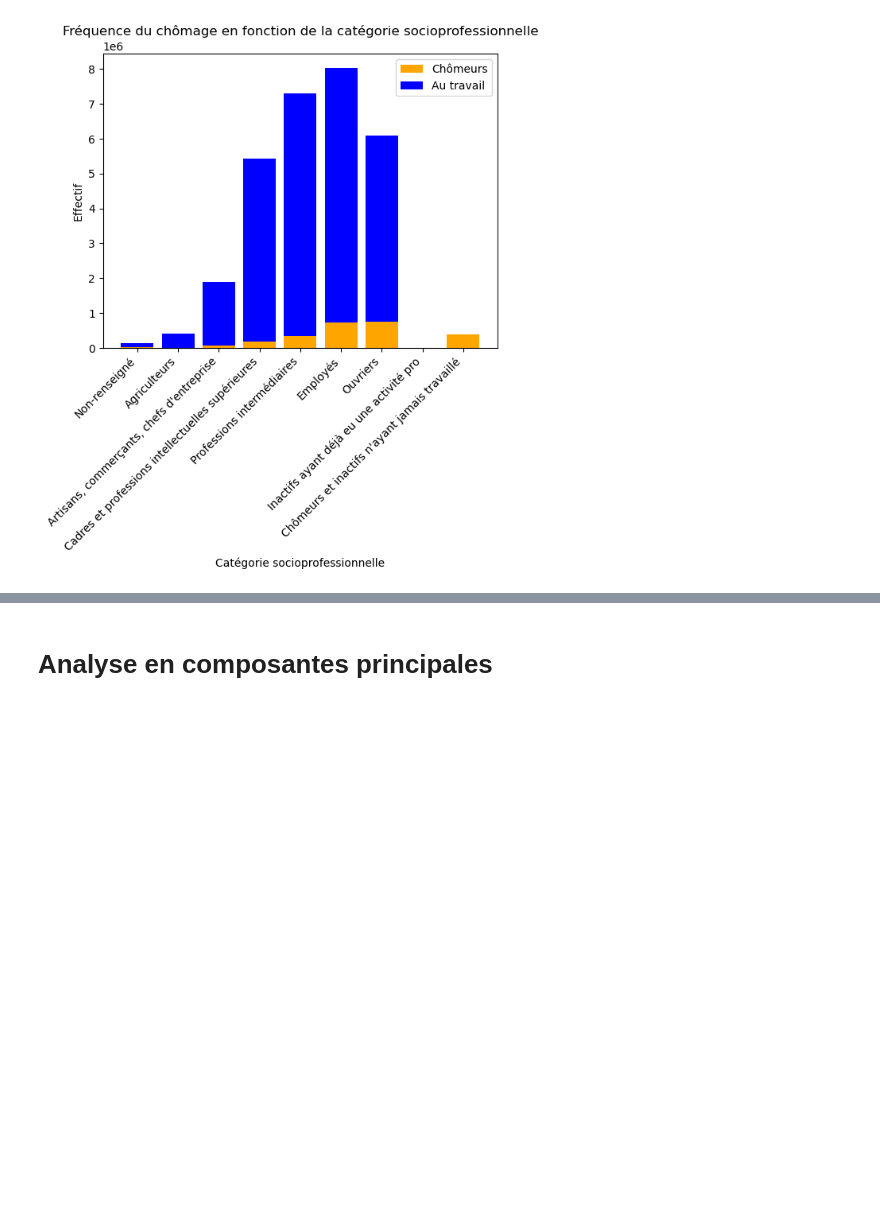
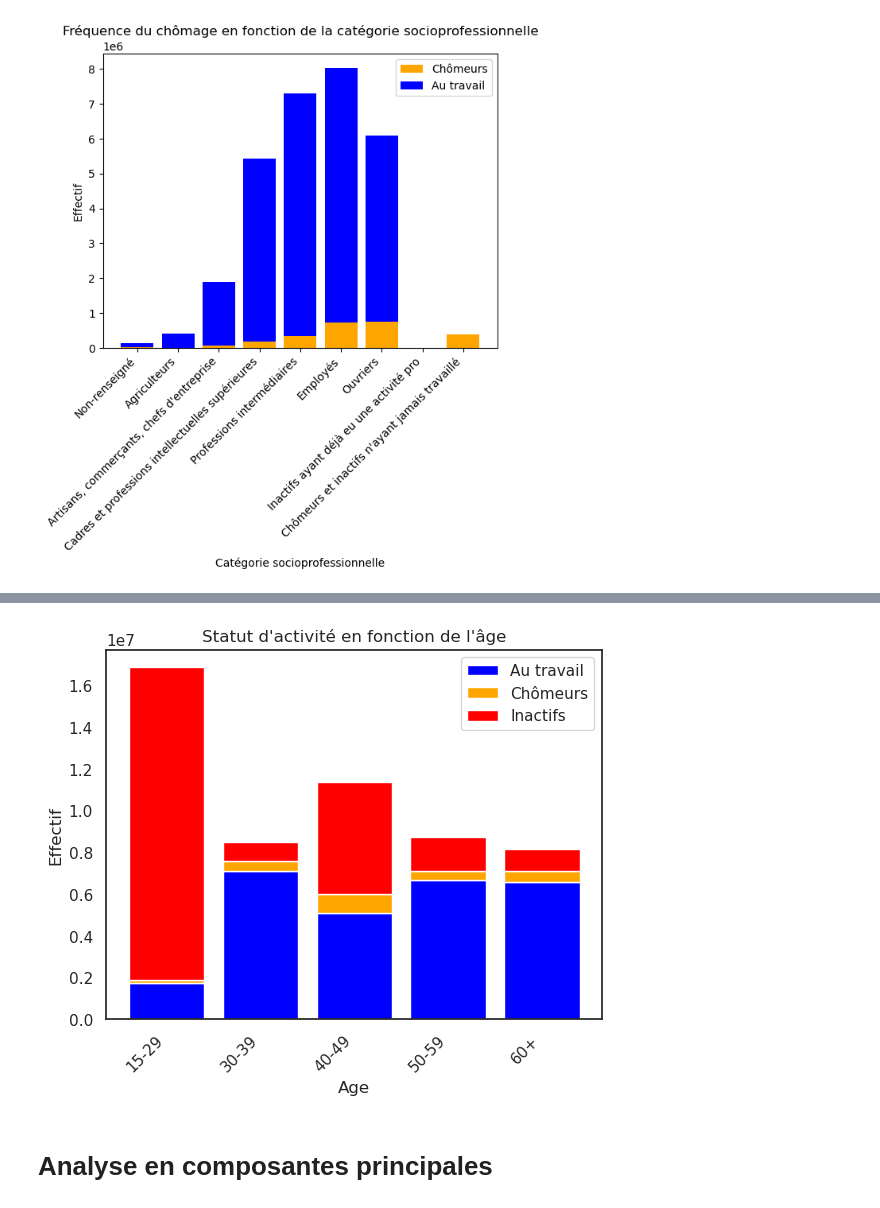
Before and after one commit to Alexis-Barrau/python_ensae, a Jupyter notebook: Scripts/Script first analysis.ipynb, the cells around one changed output, grey strips where cells are left out. Cells and saved outputs as stored; diff of their text form; code cells hidden in the pictures; blank space fills up the shorter version.

Commit message:
plot statut par tranche d'âge

```diff
--- a/Scripts/Script first analysis.ipynb
+++ b/Scripts/Script first analysis.ipynb
@@ -137,3 +139,15 @@ data
+# %%
+plt.bar(data["AGE5"],data["Effectif_emploi"], color='blue', label='Au travail')
+plt.bar(data["AGE5"],data["Effectif_chom"], color='orange', label='Chômeurs', bottom=data["Effectif_emploi"])
+plt.bar(data["AGE5"],data["Effectif_inac"], color='red', label='Inactifs', bottom=data["Effectif_emploi"] + data["Effectif_chom"])
+plt.title("Statut d'activité en fonction de l'âge")
+plt.xlabel('Age')
+plt.ylabel('Effectif')
+plt.xticks(data["AGE5"],categories, rotation=45, ha='right')
+plt.legend()
+plt.show()
+# %% [output]
+[figure, added]
 # %% [markdown]
 # Analyse en composantes principales
 # %% [markdown]
```
Also changed, not shown: parts of 2 cells of this notebook.
